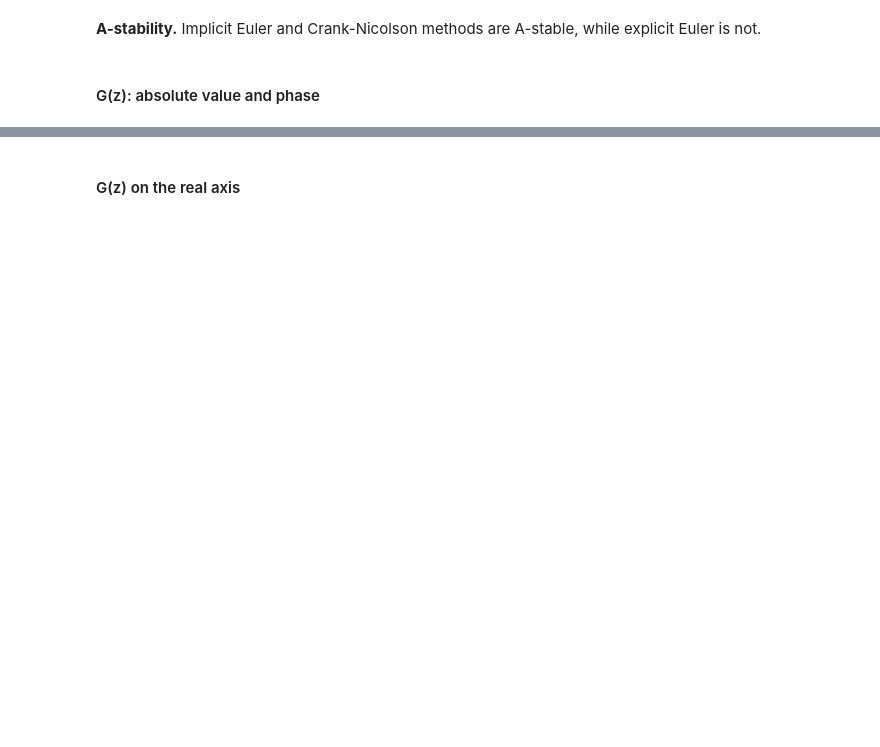
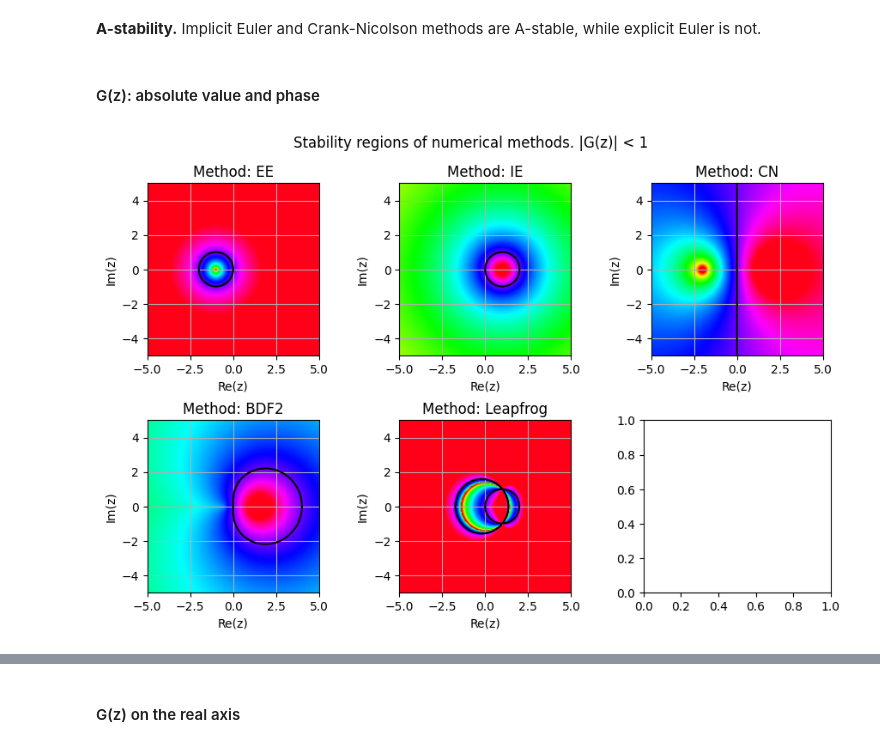
Before and after one commit to Basics2022/bbooks-math-miscellanea, a Jupyter notebook: _build/jupyter_execute/ch/ode/integration-schemes.ipynb, the cells around one changed output, grey strips where cells are left out. Drawn from its saved outputs; the diff is of its cells as text; code cells hidden in the pictures; blank space fills up the shorter version.

```diff
--- a/_build/jupyter_execute/ch/ode/integration-schemes.ipynb
+++ b/_build/jupyter_execute/ch/ode/integration-schemes.ipynb
@@ -396,3 +416,52 @@ plt.show()
 **A-stability.** Implicit Euler and Crank-Nicolson methods are A-stable, while explicit Euler is not.
 # %% [markdown]
 #### G(z): absolute value and phase
+# %%
+"""
+ampl_fun_bdf2 = lambda z: np.max(np.abs(np.linalg.eigvals(A_bdf2(z))))
+
+def A_lf(z):
+    sig, om = np.real(z), np.imag(z)
+    Om = np.sqrt( sig**2 + om**2 )
+    if Om == 0:
+        return np.eye(2)
+
+    xi = - sig / Om
+
+    n1 = 1 - Om**2 / 2
+    d1 = 1 + xi * Om
+
+    return np.array([[n1, 1], [-Om**2/d1*n1, (1-xi*Om)/d1*n1]])
+
+ampl_fun_lf = lambda z: np.max(np.abs(np.linalg.eigvals(A_lf(z))))
+"""
+#>
+ncols = 3
+nrows = ( n_methods - 1 ) // ncols + 1
+
+fig, ax = plt.subplots(nrows, ncols, figsize=(ncols*3, nrows*3))
+
+i_method = 0
+for label, fun in ampl_funs.items():
+
+    irow = i_method // ncols
+    icol = i_method % ncols
+
+    X, Y, G = complex_amplification_fun(fun)
+    ax[irow, icol].contour(X, Y, np.abs(G), levels=[1.0], colors='black')
+    # ax[irow, icol].contourf(X, Y, np.abs(G), levels=[0., 1.0], colors=['#ffcccc'])
+    ax[irow, icol].pcolormesh(X, Y, np.log(np.abs(G)), cmap='hsv', shading='gouraud', vmin=-3, vmax=1.)
+    ax[irow, icol].set_title(f"Method: {label}")
+    ax[irow, icol].set_aspect("equal")
+    ax[irow, icol].set_xlabel(f"Re(z)"); ax[irow, icol].set_ylabel(f"Im(z)"); ax[irow, icol].grid()
+
+    i_method += 1
+
+fig.suptitle("Stability regions of numerical methods. |G(z)| < 1")
+fig.tight_layout()
+# plt.axhline(0, color='black', lw=1)
+# plt.axvline(0, color='black', lw=1)
+# plt.grid(True, linestyle='--')
+plt.show()
+# %% [output]
+[figure, added]
```
Also changed, not shown: parts of 11 cells of this notebook, 23 other files.
